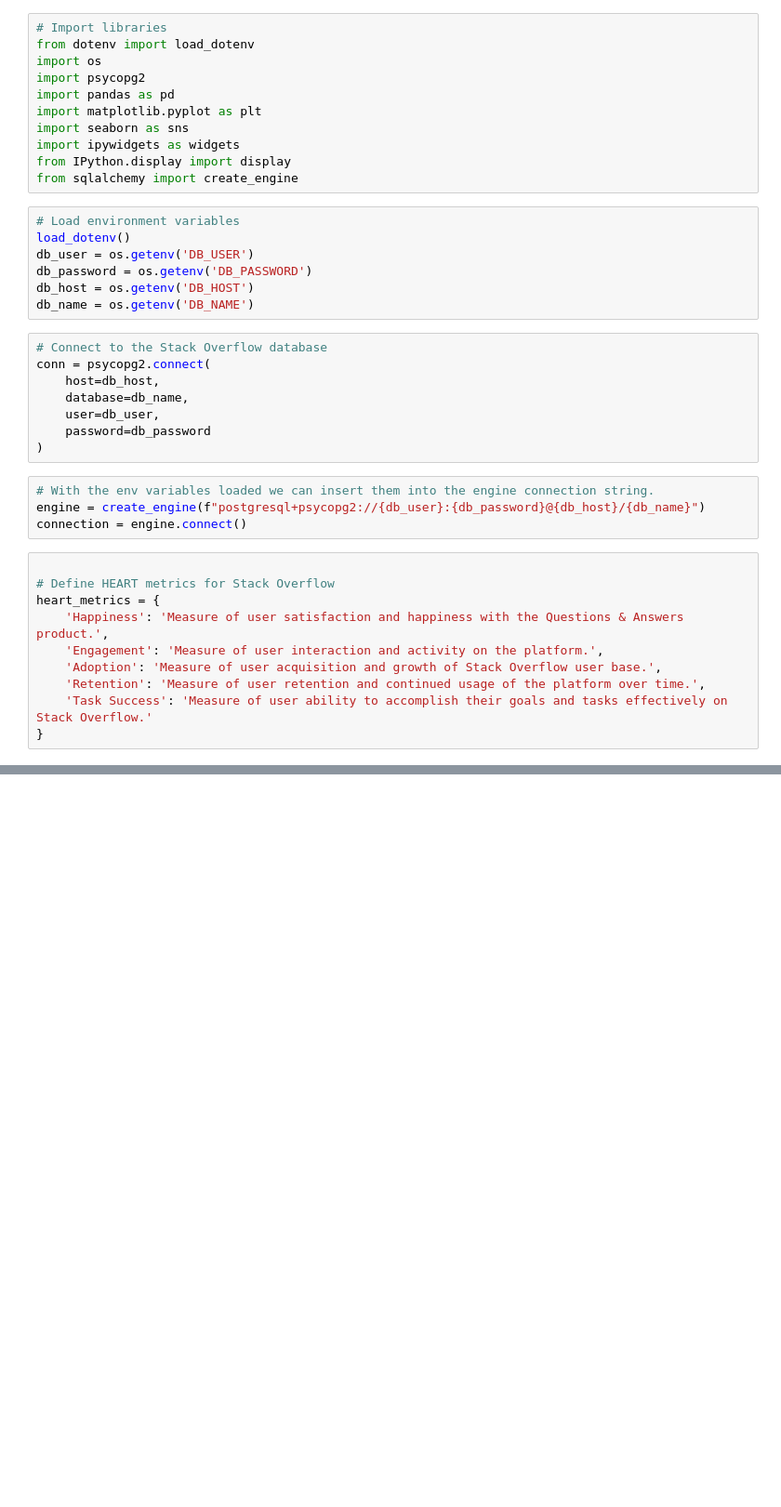
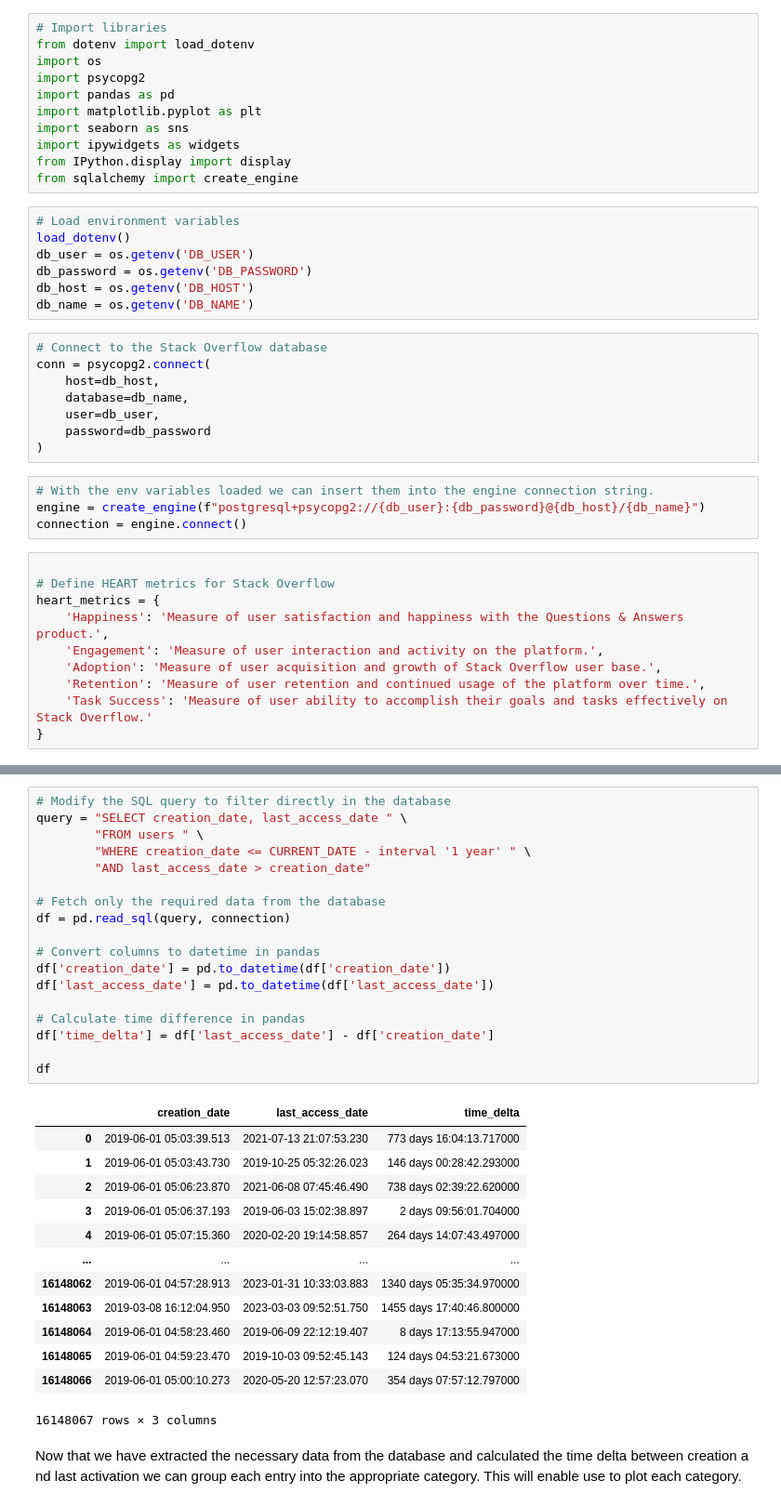
Before and after one commit to jdench1989/stack_overflow_analysis, a Jupyter notebook: SO_user_retention.ipynb, the cells around one changed output, grey strips where cells are left out. Shown at 93% size. Drawn from its saved outputs; the diff is of its cells as text; blank space fills up the shorter version.

```diff
--- a/SO_user_retention.ipynb
+++ b/SO_user_retention.ipynb
@@ -40,0 +63,34 @@ heart_metrics = {
+# %%
+# Modify the SQL query to filter directly in the database
+query = "SELECT creation_date, last_access_date " \
+        "FROM users " \
+        "WHERE creation_date <= CURRENT_DATE - interval '1 year' " \
+        "AND last_access_date > creation_date"
+
+# Fetch only the required data from the database
+df = pd.read_sql(query, connection)
+
+# Convert columns to datetime in pandas
+df['creation_date'] = pd.to_datetime(df['creation_date'])
+df['last_access_date'] = pd.to_datetime(df['last_access_date'])
+
+# Calculate time difference in pandas
+df['time_delta'] = df['last_access_date'] - df['creation_date']
+
+df
+# %% [output]
+|  | creation_date | last_access_date | time_delta |
+| 0 | 2019-06-01 05:03:39.513 | 2021-07-13 21:07:53.230 | 773 days 16:04:13.717000 |
+| 1 | 2019-06-01 05:03:43.730 | 2019-10-25 05:32:26.023 | 146 days 00:28:42.293000 |
+| 2 | 2019-06-01 05:06:23.870 | 2021-06-08 07:45:46.490 | 738 days 02:39:22.620000 |
+| 3 | 2019-06-01 05:06:37.193 | 2019-06-03 15:02:38.897 | 2 days 09:56:01.704000 |
+| 4 | 2019-06-01 05:07:15.360 | 2020-02-20 19:14:58.857 | 264 days 14:07:43.497000 |
+| ... | ... | ... | ... |
+| 16148062 | 2019-06-01 04:57:28.913 | 2023-01-31 10:33:03.883 | 1340 days 05:35:34.970000 |
+| 16148063 | 2019-03-08 16:12:04.950 | 2023-03-03 09:52:51.750 | 1455 days 17:40:46.800000 |
+| 16148064 | 2019-06-01 04:58:23.460 | 2019-06-09 22:12:19.407 | 8 days 17:13:55.947000 |
+| 16148065 | 2019-06-01 04:59:23.470 | 2019-10-03 09:52:45.143 | 124 days 04:53:21.673000 |
+| 16148066 | 2019-06-01 05:00:10.273 | 2020-05-20 12:57:23.070 | 354 days 07:57:12.797000 |
+16148067 rows × 3 columns
+# %% [markdown]
+Now that we have extracted the necessary data from the database and calculated the time delta between creation a nd last activation we can group each entry into the appropriate category. This will enable use to plot each category.
```
Also changed, not shown: parts of 8 cells of this notebook.
